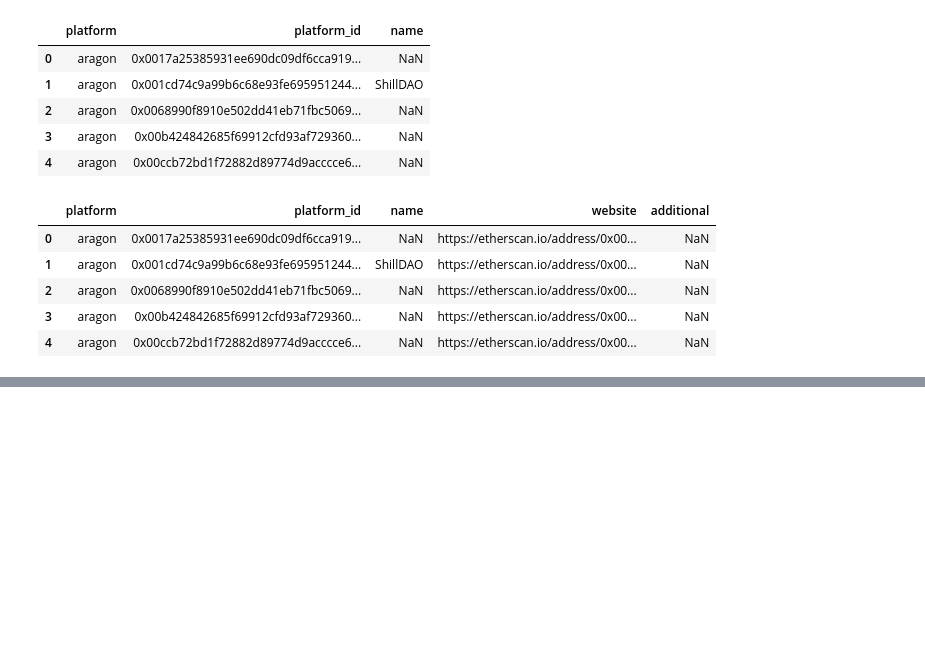
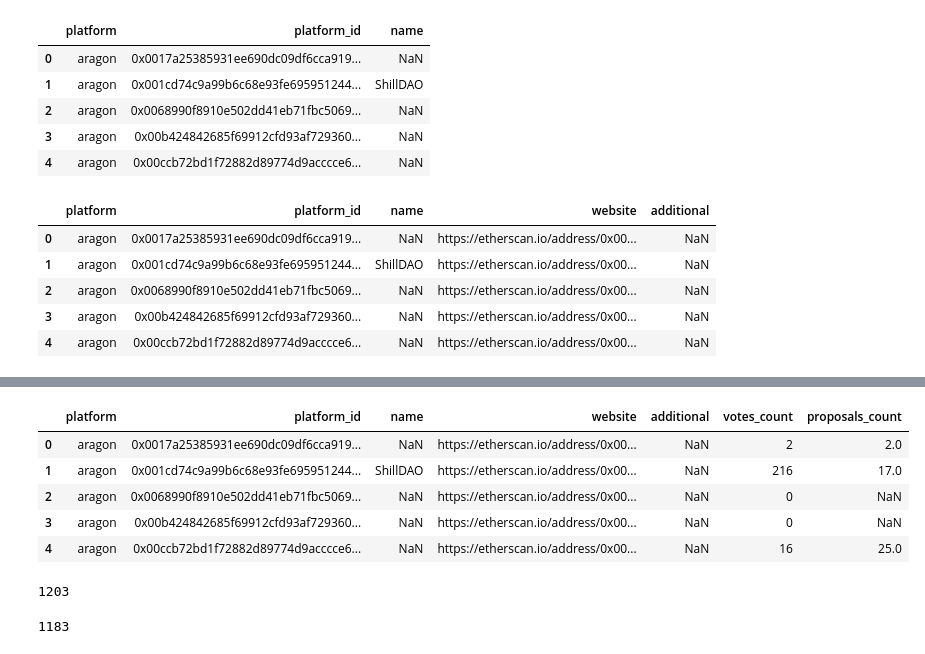
Before and after one commit to daviddavo/daos-verano, a Jupyter notebook: 001_get_deployments/aragon/aragon_get_deployments.ipynb, the cells around one changed output, grey strips where cells are left out. Drawn from its saved outputs; the diff is of its cells as text; code cells hidden in the pictures; blank space fills up the shorter version.

```diff
--- a/001_get_deployments/aragon/aragon_get_deployments.ipynb
+++ b/001_get_deployments/aragon/aragon_get_deployments.ipynb
@@ -51,0 +135,4 @@ df.head()
+# %%
+# drop orgAddress column
+df = df.drop(columns=['orgAddress'])
+df.head()
@@ -51,0 +148,4 @@ df.head()
+# %%
+# read the votes.csv
+proposal_df = pd.read_csv('votes.csv')
+proposal_df.head()
@@ -51,0 +159,10 @@ df.head()
+# %%
+# keep id and orgAddress, rename orgAddress to platform_id, group and count
+proposal_df = proposal_df[['id', 'orgAddress']]
+proposal_df = proposal_df.rename(columns={'orgAddress': 'platform_id'})
+proposal_df = proposal_df.groupby('platform_id').count()
+# flatten
+proposal_df = proposal_df.reset_index()
+# rename id to proposals_count
+proposal_df = proposal_df.rename(columns={'id': 'proposals_count'})
+proposal_df.head()
@@ -51,0 +176,21 @@ df.head()
+# %%
+# join proposal_df with df
+df = df.merge(proposal_df, how='left', on='platform_id', validate='one_to_one')
+df.head()
+# %% [output]
+|  | platform | platform_id | name | website | additional | votes_count | proposals_count |
+| 0 | aragon | 0x0017a25385931ee690dc09df6cca919... | NaN | https://etherscan.io/address/0x00... | NaN | 2 | 2.0 |
+| 1 | aragon | 0x001cd74c9a99b6c68e93fe695951244... | ShillDAO | https://etherscan.io/address/0x00... | NaN | 216 | 17.0 |
+| 2 | aragon | 0x0068990f8910e502dd41eb71fbc5069... | NaN | https://etherscan.io/address/0x00... | NaN | 0 | NaN |
+| 3 | aragon | 0x00b424842685f69912cfd93af729360... | NaN | https://etherscan.io/address/0x00... | NaN | 0 | NaN |
+| 4 | aragon | 0x00ccb72bd1f72882d89774d9acccce6... | NaN | https://etherscan.io/address/0x00... | NaN | 16 | 25.0 |
+# %%
+# count nans
+df['proposals_count'].isna().sum()
+# %% [output]
+1203
+# %%
+# count not nans
+df['proposals_count'].notna().sum()
+# %% [output]
+1183
```
Also changed, not shown: parts of 14 cells of this notebook.
